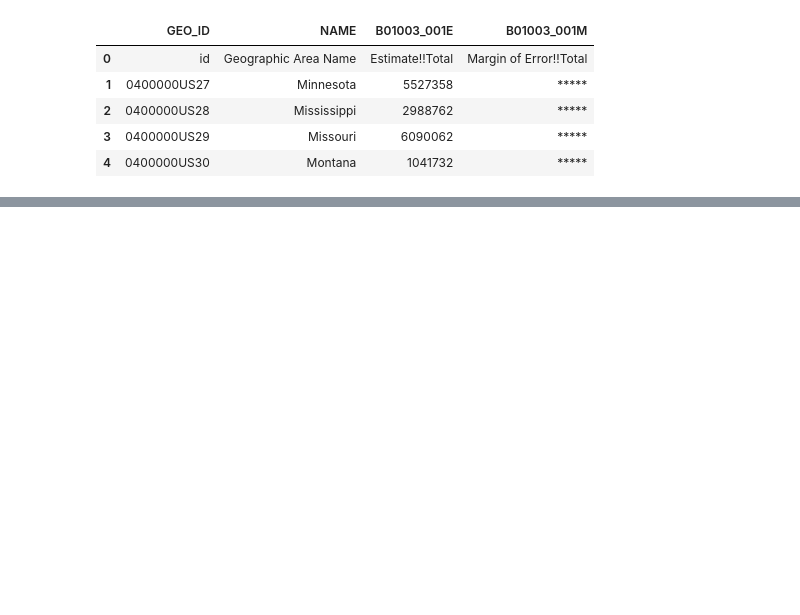
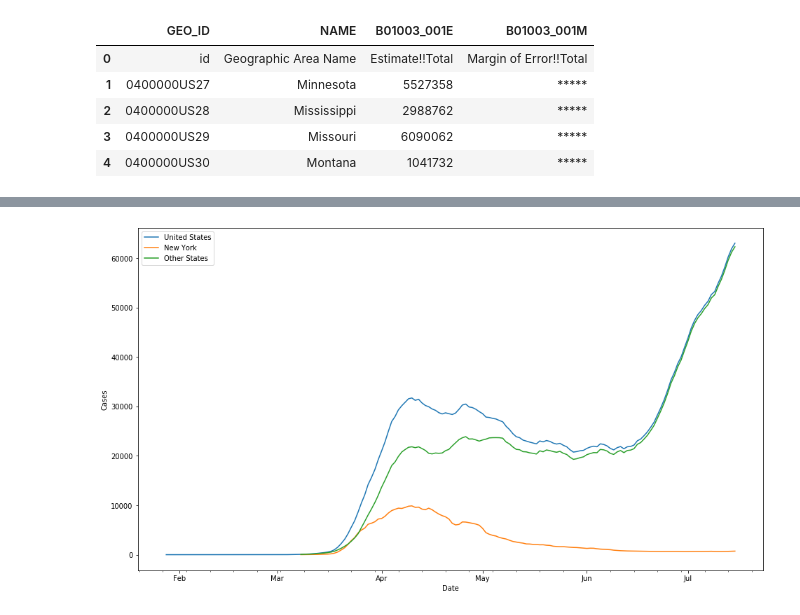
Before and after one commit to watsona4/jupyter_notebooks, a Jupyter notebook: COVID Comparisons.ipynb, the cells around one changed output, grey strips where cells are left out. Cells and saved outputs as stored; diff of their text form; code cells hidden in the pictures; blank space fills up the shorter version.

```diff
--- a/COVID Comparisons.ipynb
+++ b/COVID Comparisons.ipynb
@@ -101,0 +107,17 @@ plot(['Schenectady County, New York', 'Allegheny County, Pennsylvania'])
+# %%
+dat = states_data.groupby(['date']).sum()
+ny = states_data[states_data['state'] == 'New York'].groupby(['date']).sum()
+not_ny = dat - ny
+fig, ax = plt.subplots(figsize=(16, 9))
+ax.plot(dat.index, dat['cases'].diff().rolling(7).mean(), label='United States')
+ax.plot(ny.index, ny['cases'].diff().rolling(7).mean(), label='New York')
+ax.plot(not_ny.index, not_ny['cases'].diff().rolling(7).mean(), label='Other States')
+ax.xaxis.set_major_locator(months)
+ax.xaxis.set_major_formatter(months_fmt)
+ax.xaxis.set_minor_locator(weeks)
+ax.set_xlabel('Date')
+ax.set_ylabel('Cases')
+ax.legend()
+plt.show()
+# %% [output]
+[figure, added]
```
Also changed, not shown: parts of 17 cells of this notebook.
